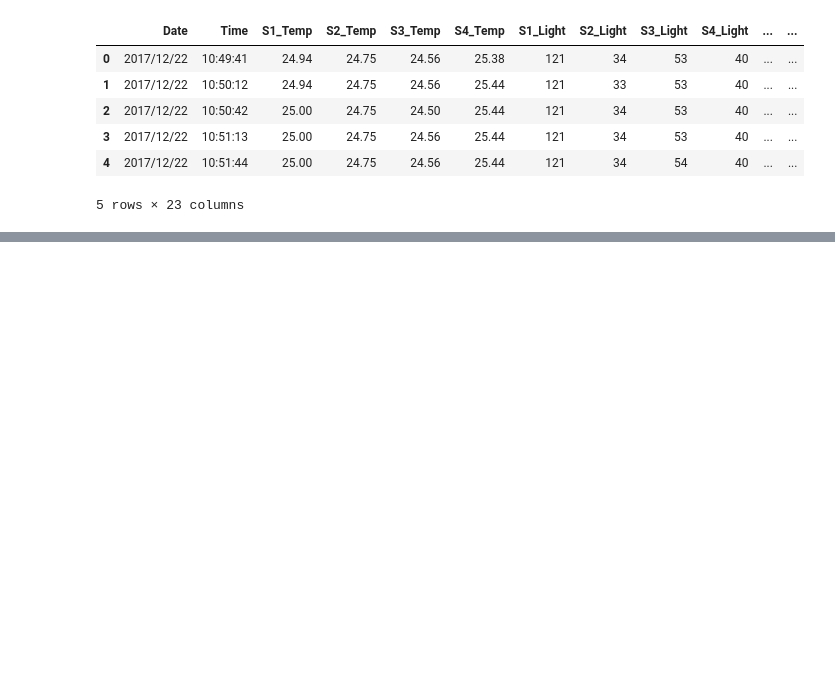
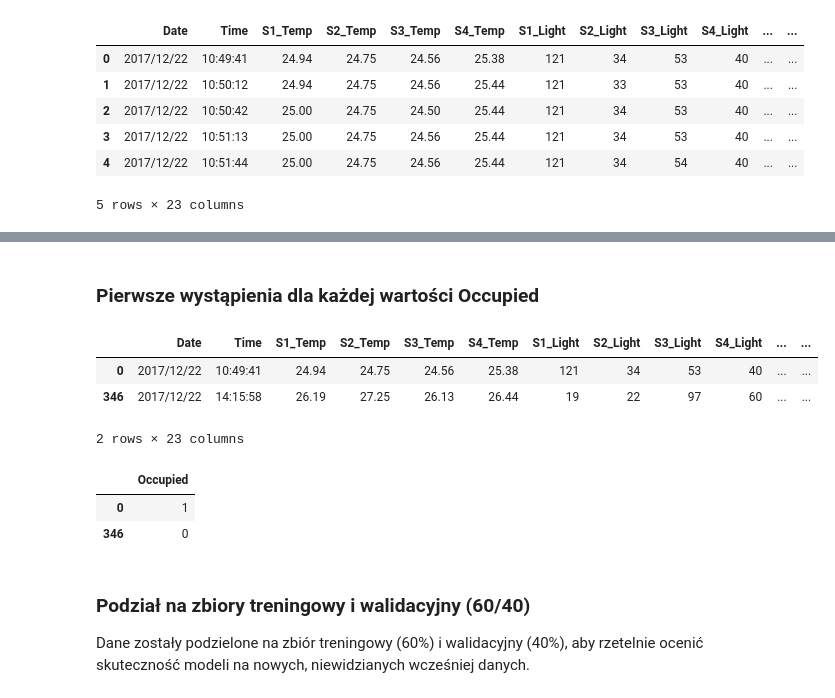
Before and after one commit to Soldier211/systemy-bi, a Jupyter notebook: projekt.ipynb, the cells around one changed output, grey strips where cells are left out. Saved outputs shown, nothing was run; the diff lists cells and outputs as text; code cells hidden in the pictures; blank space fills up the shorter version.

```diff
--- a/projekt.ipynb
+++ b/projekt.ipynb
@@ -163,0 +169,6 @@ X.head()
+# %%
+#Klasyfikacja binarna: 0 - pusty pokój, 1 - zajęty pokój (przekształcenie y)
+y = y.rename(columns={'Room_Occupancy_Count': 'Occupied'})
+y['Occupied'] = (y['Occupied'] > 0).astype(int)
+y = y[['Occupied']]
+y.head()
@@ -163,0 +182,21 @@ X.head()
+# %% [markdown]
+### Pierwsze wystąpienia dla każdej wartości Occupied
+# %%
+unique_values = y['Occupied'].unique()
+indices = [y[y['Occupied'] == val].index[0] for val in unique_values]
+display(X.loc[indices])
+# %% [output]
+|  | Date | Time | S1_Temp | S2_Temp | S3_Temp | S4_Temp | S1_Light | S2_Light | S3_Light | S4_Light | ... | ... |
+| 0 | 2017/12/22 | 10:49:41 | 24.94 | 24.75 | 24.56 | 25.38 | 121 | 34 | 53 | 40 | ... | ... |
+| 346 | 2017/12/22 | 14:15:58 | 26.19 | 27.25 | 26.13 | 26.44 | 19 | 22 | 97 | 60 | ... | ... |
+2 rows × 23 columns
+# %%
+display(y.loc[indices])
+# %% [output]
+|  | Occupied |
+| 0 | 1 |
+| 346 | 0 |
+# %% [markdown]
+### Podział na zbiory treningowy i walidacyjny (60/40)
+
+Dane zostały podzielone na zbiór treningowy (60%) i walidacyjny (40%), aby rzetelnie ocenić skuteczność modeli na nowych, niewidzianych wcześniej danych.
```
Also changed, not shown: parts of 4 cells of this notebook, 1 other file.
